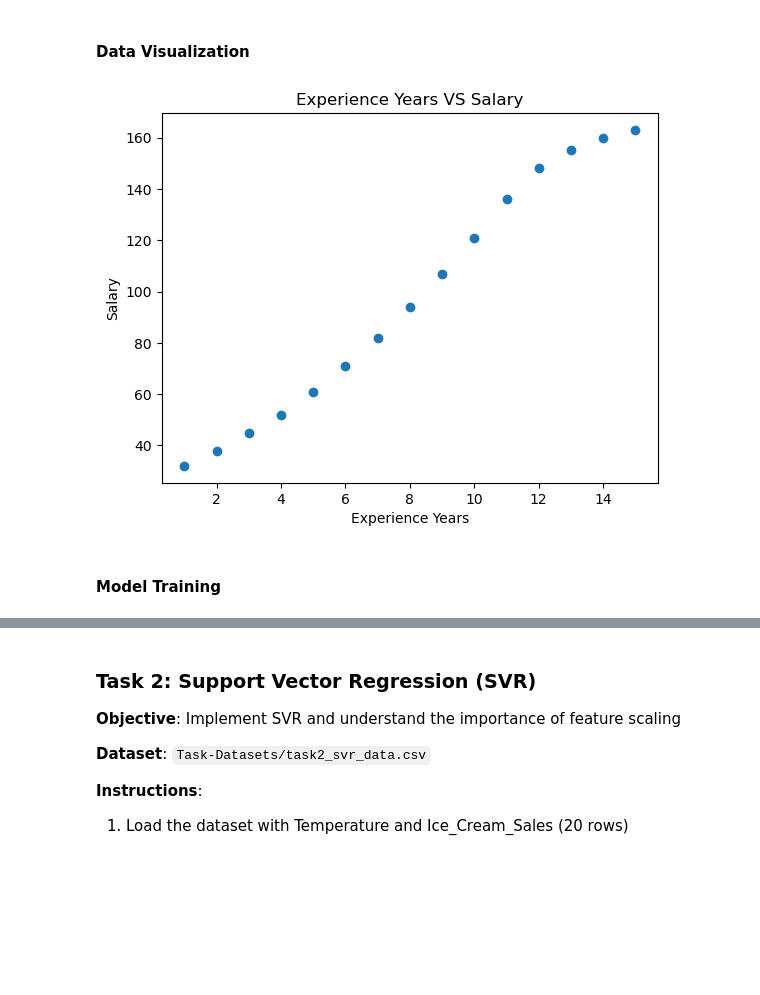
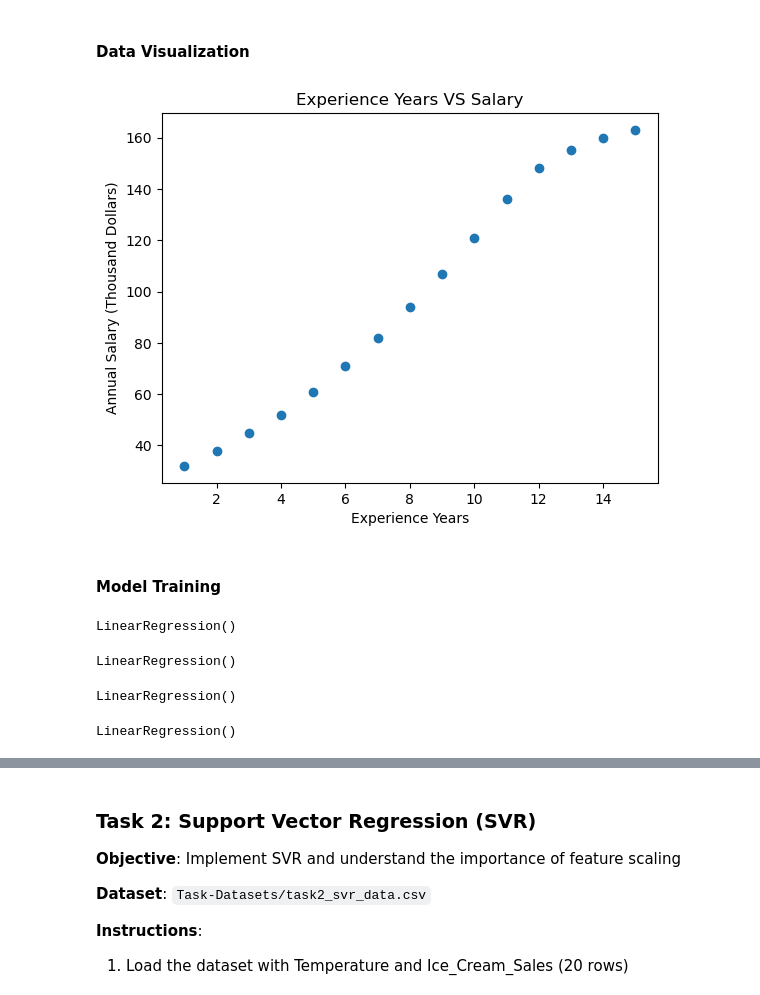
Before and after one commit to Ezerioha-ifeanyi/Week-15-Take-Home, a Jupyter notebook: Take Home.ipynb, the cells around one changed output, grey strips where cells are left out. Drawn from its saved outputs; the diff is of its cells as text; code cells hidden in the pictures; blank space fills up the shorter version.

Commit message:
visualized the data, built linear and polynomial regression(degree 2,3 and 4) models and visualized the model results

```diff
--- a/Take Home.ipynb
+++ b/Take Home.ipynb
@@ -62,19 +62,19 @@ dtypes: int64(2)
 memory usage: 372.0 bytes
 # %%
 # split the dataset into feature and target variable
-X = salaryData['Experience_Years'].values
+X = salaryData['Experience_Years'].values.reshape(-1,1)
 Y = salaryData['Salary'].values
 # %% [markdown]
 #### Data Visualization
 # %%
 # plot a scatterplot of the data
 
 plt.scatter(X, Y)
 plt.title("Experience Years VS Salary")
 plt.xlabel("Experience Years")
-plt.ylabel("Salary")
+plt.ylabel("Annual Salary (Thousand Dollars)")
 plt.show()
 # %% [output]
-[figure, old version]
+[figure, new version]
 # %% [markdown]
 #### Model Training
@@ -93,4 +87,51 @@ from sklearn.linear_model import LinearRegression
 linearModel =  LinearRegression()
 
 # fit the Linear regression to the data
-linearModel.fit()
+linearModel.fit(X,Y)
+# %% [output]
+LinearRegression()
+# %%
+# Polynomial Regression with degree=2
+
+from sklearn.preprocessing import PolynomialFeatures
+
+# create the polynomial object
+poly_reg = PolynomialFeatures(degree = 2)
+# transform the data into a polynomial of degree 2
+X_poly = poly_reg.fit_transform(X)
+# create a linear regression object
+lin_regression = LinearRegression()
+# fit the polynomial feature to the model
+lin_regression.fit(X_poly, Y)
+# %% [output]
+LinearRegression()
+# %%
+# Polynomial Regression with degree=3
+
+from sklearn.preprocessing import PolynomialFeatures
+
+# create the polynomial object
+poly_reg1 = PolynomialFeatures(degree = 3)
+# transform the data into a polynomial of degree 3
+X_poly1 = poly_reg1.fit_transform(X)
+# create a linear regression object
+lin_regression1 = LinearRegression()
+# fit the polynomial feature to the model
+lin_regression1.fit(X_poly1, Y)
+# %% [output]
+LinearRegression()
+# %%
+# Polynomial Regression with degree=4
+
+from sklearn.preprocessing import PolynomialFeatures
+
+# create the polynomial object
+poly_reg2 = PolynomialFeatures(degree = 4)
+# transform the data into a polynomial of degree 2
+X_poly2 = poly_reg2.fit_transform(X)
+# create a linear regression object
+lin_regression2 = LinearRegression()
+# fit the polynomial feature to the model
+lin_regression2.fit(X_poly2, Y)
+# %% [output]
+LinearRegression()
```
Also changed, not shown: parts of 7 cells of this notebook.
